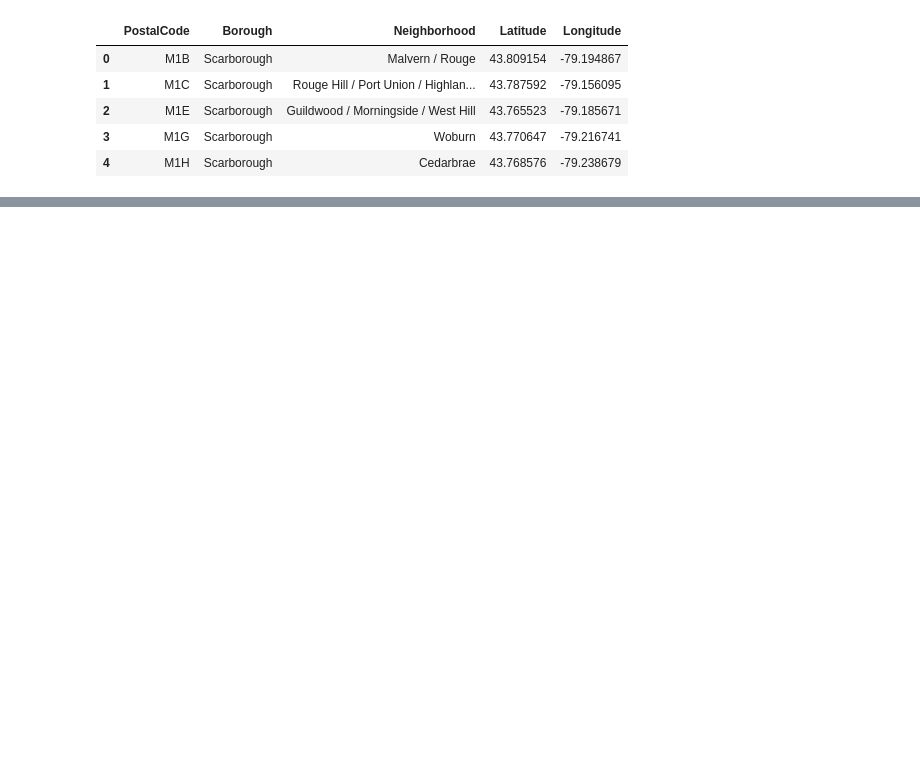
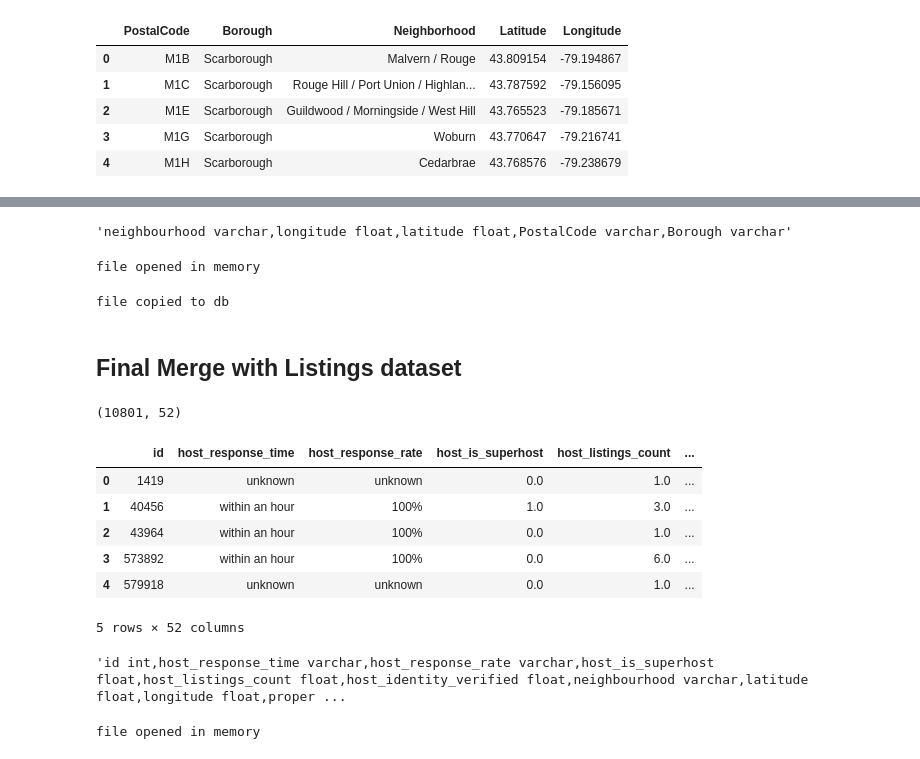
Before and after one commit to Sukanya807/Airbnb_Toronto_Price_Prediction, a Jupyter notebook: ETL/airbnb_ETL.ipynb, the cells around one changed output, grey strips where cells are left out. Saved outputs shown, nothing was run; the diff lists cells and outputs as text; code cells hidden in the pictures; blank space fills up the shorter version.

```diff
--- a/ETL/airbnb_ETL.ipynb
+++ b/ETL/airbnb_ETL.ipynb
@@ -953,0 +1001,3 @@ file copied to db
+# %%
+# Fill the null values with 'unkown'
+merged_df['Borough'].fillna('unkown', inplace=True)
@@ -953,0 +1013,6 @@ file copied to db
+# %%
+# Replace the datatype for columns in dataframe
+col_str=",".join("{} {}".format(n,d) for (n,d) in zip(merged_df.columns, merged_df.dtypes.replace(replacements)))
+col_str
+# %% [output]
+'neighbourhood varchar,longitude float,latitude float,PostalCode varchar,Borough varchar'
@@ -953,0 +1030,52 @@ file copied to db
+# %%
+#Insert values into the table
+
+# save df to csv
+merged_df.to_csv('neighbourhood.csv', header=merged_df.columns, index=False, encoding='utf-8')
+
+# open the csv file, save it as an object, and upload to db
+my_file=open('neighbourhood.csv')
+print("file opened in memory")
+# %% [output]
+file opened in memory
+# %%
+# #Upload to database
+SQL_STATEMENT= """
+ COPY neighbourhood FROM STDIN WITH
+     CSV
+     HEADER
+     DELIMITER AS ','
+"""
+
+cur.copy_expert(sql=SQL_STATEMENT, file=my_file)
+print('file copied to db')
+# %% [output]
+file copied to db
+# %% [markdown]
+## Final Merge with Listings dataset
+# %%
+#Merge the listings data
+clean_df=listings_df.merge(merged_df,on=["neighbourhood"], how="left")
+clean_df.head()
+clean_df.drop(columns=["longitude_y","latitude_y","PostalCode"],inplace=True)
+# %%
+clean_df["Borough"].fillna("unknown",inplace=True)
+clean_df.rename(columns={"Borough": "borough", "latitude_x":"latitude", "longitude_x":"longitude"}, inplace=True)
+# %%
+print(clean_df.shape)
+clean_df.head()
+# %% [output]
+(10801, 52)
+|  | id | host_response_time | host_response_rate | host_is_superhost | host_listings_count | ... |
+| 0 | 1419 | unknown | unknown | 0.0 | 1.0 | ... |
+| 1 | 40456 | within an hour | 100% | 1.0 | 3.0 | ... |
+| 2 | 43964 | within an hour | 100% | 0.0 | 1.0 | ... |
+| 3 | 573892 | within an hour | 100% | 0.0 | 6.0 | ... |
+| 4 | 579918 | unknown | unknown | 0.0 | 1.0 | ... |
+5 rows × 52 columns
+# %%
+# Replace the datatype for columns in dataframe
+col_str=",".join("{} {}".format(n,d) for (n,d) in zip(clean_df.columns, clean_df.dtypes.replace(replacements)))
+col_str
+# %% [output]
+'id int,host_response_time varchar,host_response_rate varchar,host_is_superhost float,host_listings_count float,host_identity_verified float,neighbourhood varchar,latitude float,longitude float,proper ...
@@ -953,0 +1136,11 @@ file copied to db
+# %%
+#Insert values into the table
+
+# save df to csv
+clean_df.to_csv('summary.csv', header=clean_df.columns, index=False, encoding='utf-8')
+
+# open the csv file, save it as an object, and upload to db
+my_file=open('summary.csv')
+print("file opened in memory")
+# %% [output]
+file opened in memory
```
Also changed, not shown: parts of 22 cells of this notebook.
